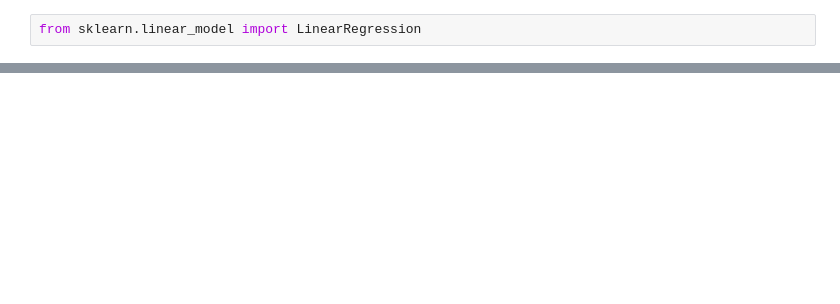
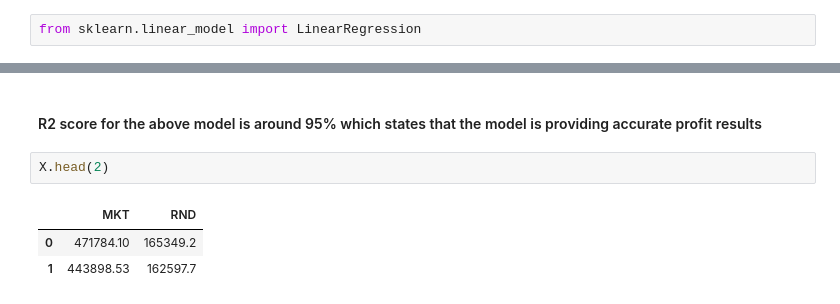
Before and after one commit to PrarthanaShende/Machine-Learning, a Jupyter notebook: Linear_regression/Multiple Linear Regression.ipynb, the cells around one changed output, grey strips where cells are left out. Cells and saved outputs as stored; diff of their text form; blank space fills up the shorter version.

```diff
--- a/Linear_regression/Simple_Linear_regression.ipynb
+++ b/Linear_regression/Multiple Linear Regression.ipynb
@@ -132,0 +168,8 @@ array([[116503.6018596 ],
+# %% [markdown]
+#### R2 score for the above model is around 95% which states that the model is providing accurate profit results
+# %%
+X.head(2)
+# %% [output]
+|  | MKT | RND |
+| 0 | 471784.10 | 165349.2 |
+| 1 | 443898.53 | 162597.7 |
```
Also changed, not shown: parts of 41 cells of this notebook, 2 other files.
